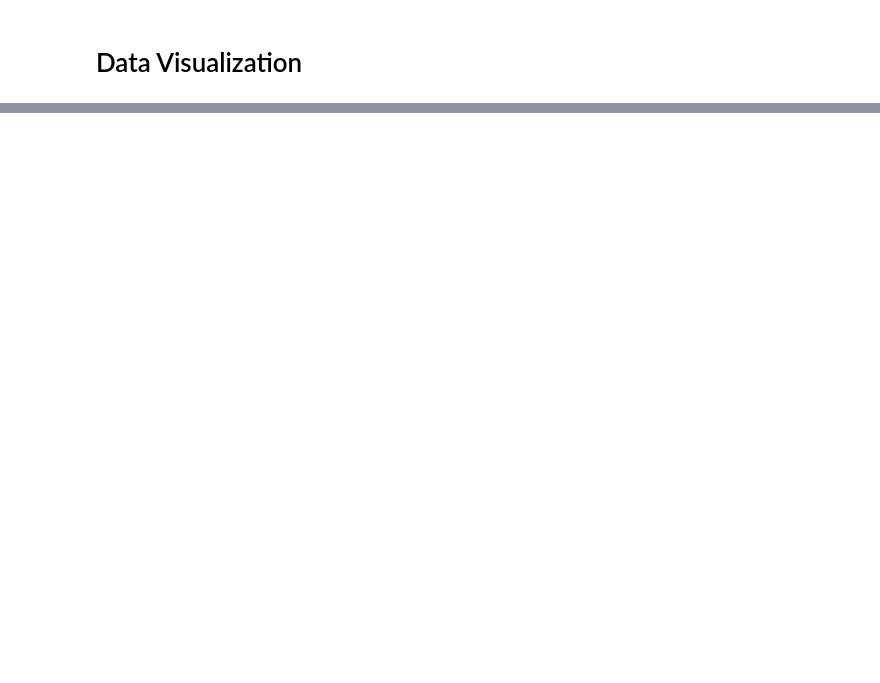
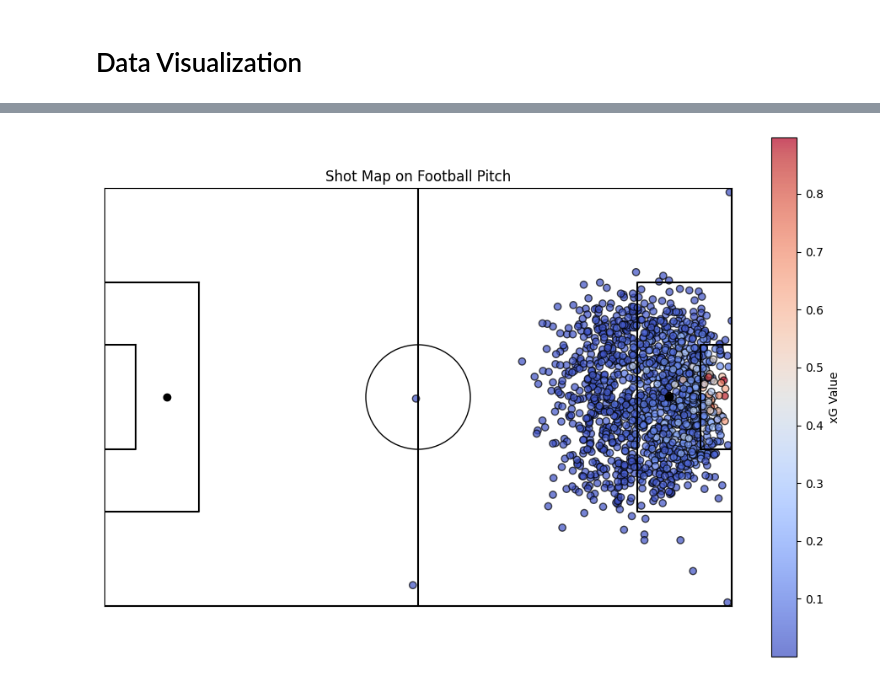
Before and after one commit to Clarkey33/Soccer-xG-Analytics-Model, a Jupyter notebook: notebooks/xG_model_data_prep.ipynb, the cells around one changed output, grey strips where cells are left out. Saved outputs shown, nothing was run; the diff lists cells and outputs as text; code cells hidden in the pictures; blank space fills up the shorter version.

```diff
--- a/notebooks/xG_model_data_prep.ipynb
+++ b/notebooks/xG_model_data_prep.ipynb
@@ -9,6 +9,6 @@ import matplotlib.pyplot as plt
 import seaborn as sns
 # %%
 #load the dataset
-df = pd.read_csv("./data/processed/shot_events.csv")
+df = pd.read_csv("../data/processed/shot_events.csv")
 
 print(f"Dataset has {df.shape[0]} rows and {df.shape[1]} columns")
@@ -211,13 +484,13 @@ for i, feature in enumerate(features):
 # %%
 #2. Bar Chart: Categorical Features
-categorical_features = ['body_part', 'shot_type', 'under_pressure']
-fig, axes = plt.subplots(nrows=1, ncols=len(categorical_features), figsize=(16, 11))
-for i, feature in enumerate(categorical_features):
-    sns.countplot(data=df_xg, x=feature, ax=axes[i])
-    axes[i].set_title(f'Count of {feature}')
-    axes[i].set_xlabel(feature)
-    axes[i].set_ylabel('Count')
-    axes[i].tick_params(axis='x', rotation=45)
+#categorical_features = ['body_part', 'shot_type', 'under_pressure','shot_outcome','play_pattern', 'shot_technique']
+#fig, axes = plt.subplots(nrows=2, ncols=3, figsize=(16, 11))
+#for i, feature in enumerate(categorical_features):
+#    sns.barplot(data=df_xg_processed, x=feature, ax=axes[i])
+#    axes[i].set_title(f'Count of {feature}')
+#    axes[i].set_xlabel(feature)
+#    axes[i].set_ylabel('Count')
+#    axes[i].tick_params(axis='x', rotation=45)
 # %%
 #3. Scatter Plot: Shot Distance vs. Shot Angle
 plt.figure(figsize=(10, 6))
@@ -278,13 +555,15 @@ def draw_pitch(ax=None, pitch_length=120, pitch_width=80):
 # %%
 #5. Shot Map on Football Pitch (Scatter Plot of 'x' and 'y')
 fig, ax = plt.subplots(figsize=(12, 8))
 ax = draw_pitch(ax)
 
 # Plot shots colored by xG
-sc = ax.scatter(df_xg['x'], df_xg['y'], c=df_xg['shot_xg'], cmap='coolwarm', alpha=0.7, edgecolors='k')
+sc = ax.scatter(df_xg_processed['x_coordinate'], df_xg_processed['y_coordinate'], c=df_xg_processed['shot_xg'], cmap='coolwarm', alpha=0.7, edgecolors='k')
 
 plt.colorbar(sc, label='xG Value')
 plt.title('Shot Map on Football Pitch')
 plt.show()
+# %% [output]
+[figure, added]
 # %%
 #6. Boxplot: Feature vs. Shot XG
```
Also changed, not shown: parts of 32 cells of this notebook, 1 other file.
